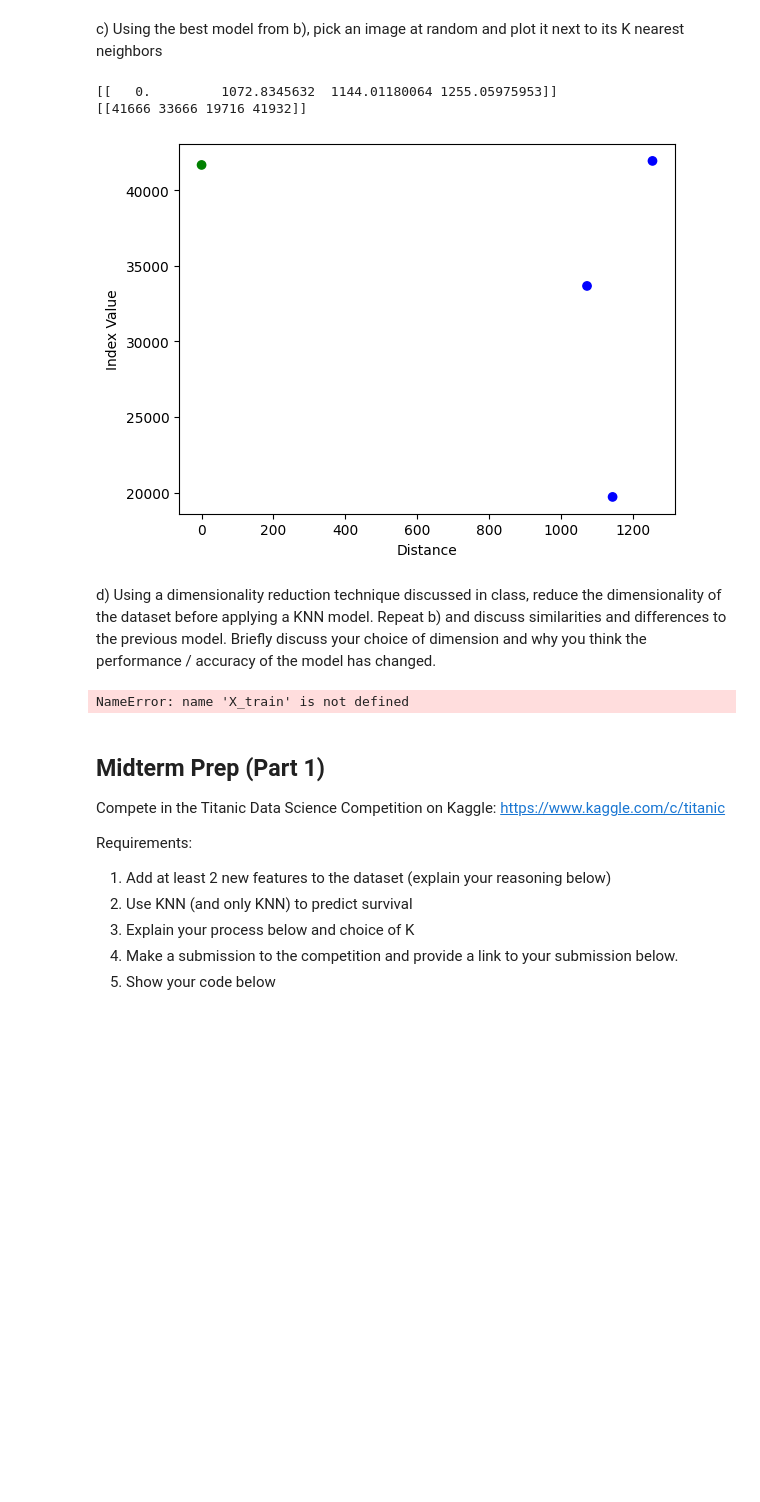
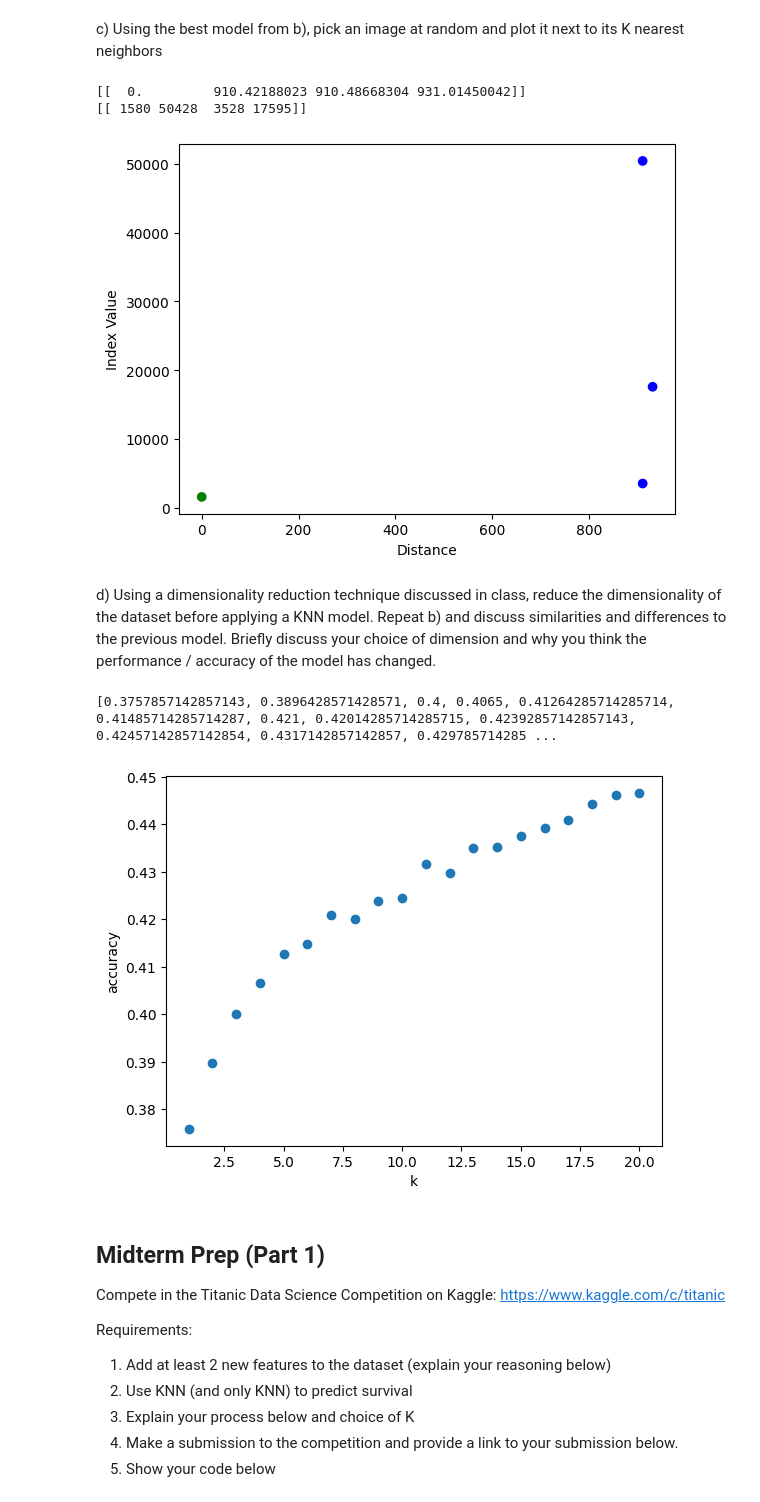
Before and after one commit to DaniyalAhm/Data-Science-Fundamentals, a Jupyter notebook: lecture_12/worksheet_12.ipynb, the cells around one changed output. Saved outputs shown, nothing was run; the diff lists cells and outputs as text; code cells hidden in the pictures; blank space fills up the shorter version.

```diff
--- a/lecture_12/worksheet_12.ipynb
+++ b/lecture_12/worksheet_12.ipynb
@@ -140,13 +141,13 @@ plt.show()
 # %% [markdown]
 f) Write a function that takes the three points returned by your function in e) and returns the class that the majority of points have (break ties with a deterministic default class of your choosing). Print the class assigned to this new point by your function.
 # %%
-def majority(points,data):
+def majority(points):
     count = 0
     count2 = 0
     for i in range(0,len(points)):
-        if(data["Class"][findIndex(data,points[i])]==1):
+        if(data["Class"][findIndex(data,points[i][1])]==1):
             count+=1
-        if(data["Class"][findIndex(data,points[i])]==0):
+        if(data["Class"][findIndex(data,points[i][1])]==0):
             count2+=1
 
     if(count>count2):
@@ -196,7 +197,7 @@ for i in range(len(data["Attribute A"])):
     training_set["Class"].pop(i)
 
     point = (data["Attribute A"][i], data["Attribute B"][i])
-    prediction = majority(n_closest_to(point, training_set), training_set)
+    prediction = majority(n_closest_to(point, training_set))
     if prediction == actual_class:
         count += 1
 
@@ -280,38 +297,37 @@ plt.xlabel("Distance")
 plt.ylabel("Index Value")
 plt.show()
 # %% [output]
-[[   0.         1072.8345632  1144.01180064 1255.05975953]]
-[[41666 33666 19716 41932]]
+[[  0.         910.42188023 910.48668304 931.01450042]]
+[[ 1580 50428  3528 17595]]
-[figure, old version]
+[figure, new version]
 # %% [markdown]
 d) Using a dimensionality reduction technique discussed in class, reduce the dimensionality of the dataset before applying a KNN model. Repeat b) and discuss similarities and differences to the previous model. Briefly discuss your choice of dimension and why you think the performance / accuracy of the model has changed.
 # %%
 from sklearn.pipeline import make_pipeline
 from sklearn.decomposition import PCA
 from sklearn.preprocessing import StandardScaler
 
 from sklearn.neighbors import KNeighborsClassifier
 
 
-model = make_pipeline(PCA(n_components=2), KNeighborsClassifier(n_neighbors=3))
-model.fit(X_train, Y_train)
 
-
-
+score = []
 for i in range(1, 21):
 
-    model = make_pipeline( StandardScaler(),PCA(n_components=2), KNeighborsClassifier(n_neighbors=3))
+    model = make_pipeline(PCA(n_components=2), KNeighborsClassifier(n_neighbors=i))
     model.fit(X_train, Y_train)
 
     score.append(model.score(X_test, Y_test))
 
 
+print(score)
 plt.scatter(range(1, 21), score)
 plt.xlabel('k')
 plt.ylabel('accuracy')
 plt.show()
 # %% [output]
-NameError: name 'X_train' is not defined
+[0.3757857142857143, 0.3896428571428571, 0.4, 0.4065, 0.41264285714285714, 0.41485714285714287, 0.421, 0.42014285714285715, 0.42392857142857143, 0.42457142857142854, 0.4317142857142857, 0.429785714285 ...
+[figure, added]
 # %% [markdown]
 ## Midterm Prep (Part 1)
 
```
Also changed, not shown: parts of 4 cells of this notebook, 3 other files.
